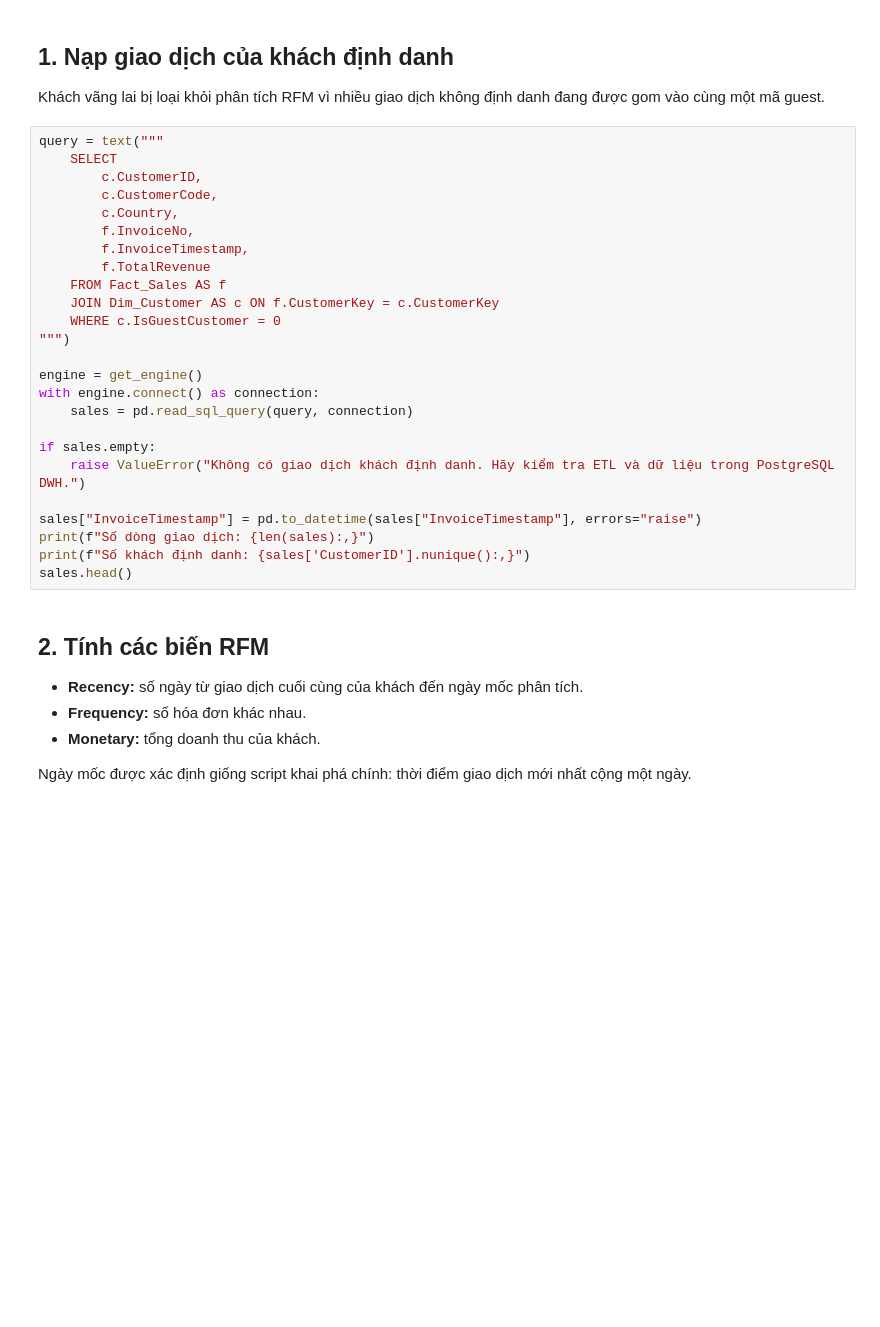
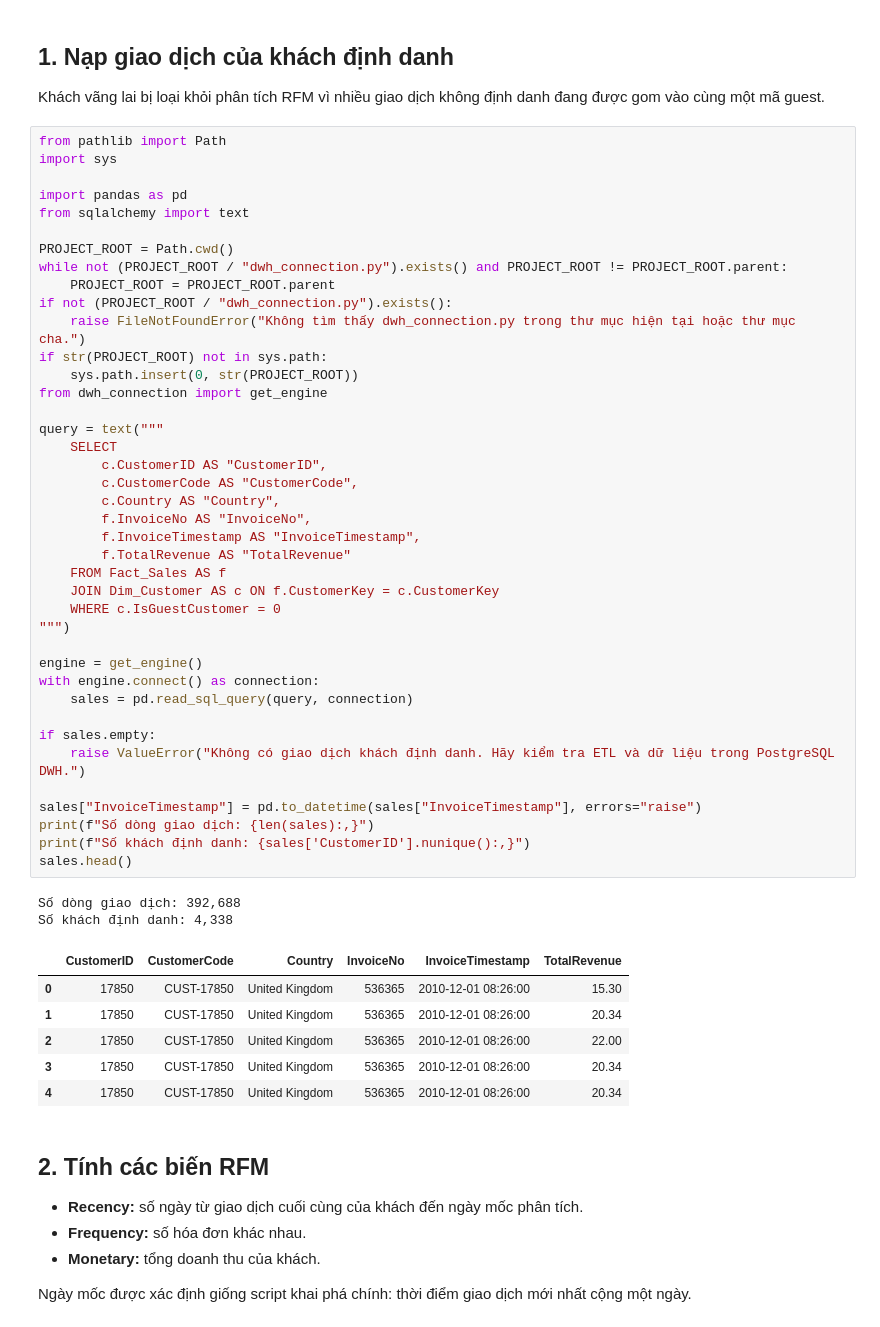
Before and after one commit to HuyNV-1405/BTL_kho_va_khai_pha_H-T, a Jupyter notebook: notebooks/kmeans_k_experiment.ipynb, the cells around one changed output. Cells and saved outputs as stored; diff of their text form; blank space fills up the shorter version.

```diff
--- a/notebooks/kmeans_k_experiment.ipynb
+++ b/notebooks/kmeans_k_experiment.ipynb
@@ -37,30 +37,54 @@ print(f"Project root: {PROJECT_ROOT}")
 
 Khách vãng lai bị loại khỏi phân tích RFM vì nhiều giao dịch không định danh đang được gom vào cùng một mã guest.
 # %%
+from pathlib import Path
+import sys
+
+import pandas as pd
+from sqlalchemy import text
+
+PROJECT_ROOT = Path.cwd()
+while not (PROJECT_ROOT / "dwh_connection.py").exists() and PROJECT_ROOT != PROJECT_ROOT.parent:
+    PROJECT_ROOT = PROJECT_ROOT.parent
+if not (PROJECT_ROOT / "dwh_connection.py").exists():
+    raise FileNotFoundError("Không tìm thấy dwh_connection.py trong thư mục hiện tại hoặc thư mục cha.")
+if str(PROJECT_ROOT) not in sys.path:
+    sys.path.insert(0, str(PROJECT_ROOT))
+from dwh_connection import get_engine
+
 query = text("""
     SELECT
-        c.CustomerID,
-        c.CustomerCode,
-        c.Country,
-        f.InvoiceNo,
-        f.InvoiceTimestamp,
-        f.TotalRevenue
+        c.CustomerID AS "CustomerID",
+        c.CustomerCode AS "CustomerCode",
+        c.Country AS "Country",
+        f.InvoiceNo AS "InvoiceNo",
+        f.InvoiceTimestamp AS "InvoiceTimestamp",
+        f.TotalRevenue AS "TotalRevenue"
     FROM Fact_Sales AS f
     JOIN Dim_Customer AS c ON f.CustomerKey = c.CustomerKey
     WHERE c.IsGuestCustomer = 0
 """)
 
 engine = get_engine()
 with engine.connect() as connection:
     sales = pd.read_sql_query(query, connection)
 
 if sales.empty:
     raise ValueError("Không có giao dịch khách định danh. Hãy kiểm tra ETL và dữ liệu trong PostgreSQL DWH.")
 
 sales["InvoiceTimestamp"] = pd.to_datetime(sales["InvoiceTimestamp"], errors="raise")
 print(f"Số dòng giao dịch: {len(sales):,}")
 print(f"Số khách định danh: {sales['CustomerID'].nunique():,}")
 sales.head()
+# %% [output]
+Số dòng giao dịch: 392,688
+Số khách định danh: 4,338
+|  | CustomerID | CustomerCode | Country | InvoiceNo | InvoiceTimestamp | TotalRevenue |
+| 0 | 17850 | CUST-17850 | United Kingdom | 536365 | 2010-12-01 08:26:00 | 15.30 |
+| 1 | 17850 | CUST-17850 | United Kingdom | 536365 | 2010-12-01 08:26:00 | 20.34 |
+| 2 | 17850 | CUST-17850 | United Kingdom | 536365 | 2010-12-01 08:26:00 | 22.00 |
+| 3 | 17850 | CUST-17850 | United Kingdom | 536365 | 2010-12-01 08:26:00 | 20.34 |
+| 4 | 17850 | CUST-17850 | United Kingdom | 536365 | 2010-12-01 08:26:00 | 20.34 |
 # %% [markdown]
 ## 2. Tính các biến RFM
 
```
Also changed, not shown: parts of 7 cells of this notebook, 12 other files.
